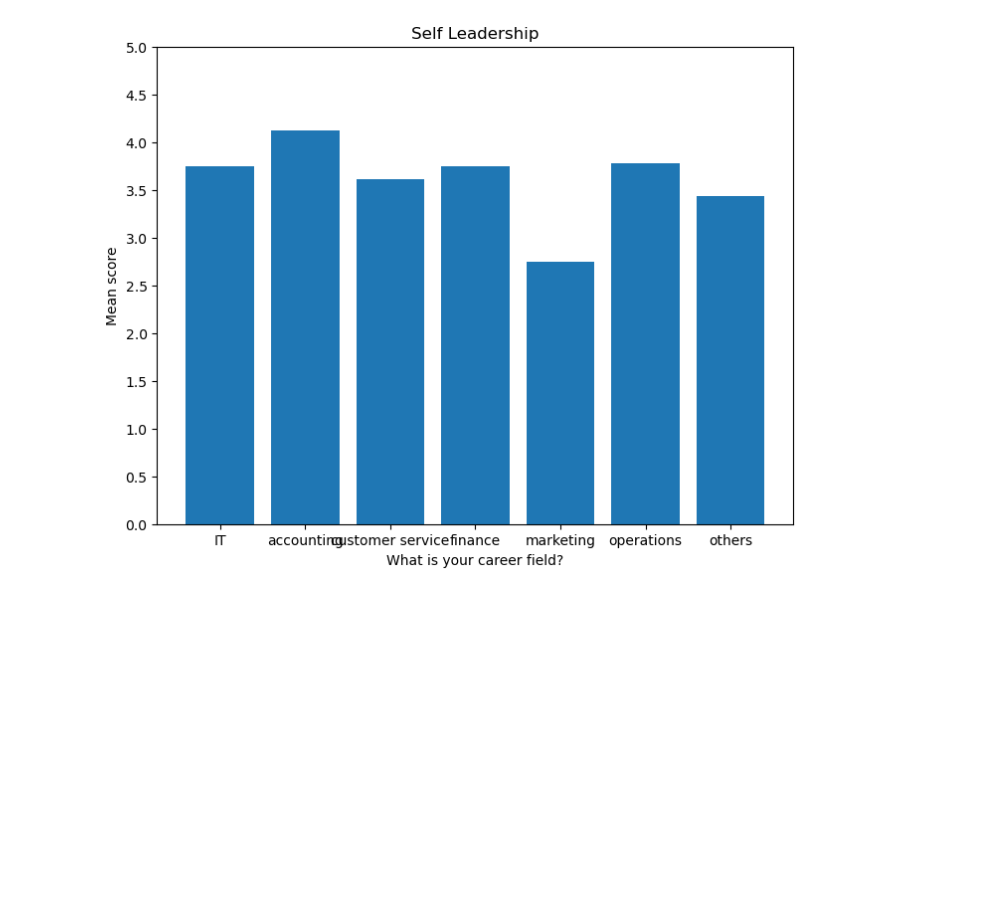
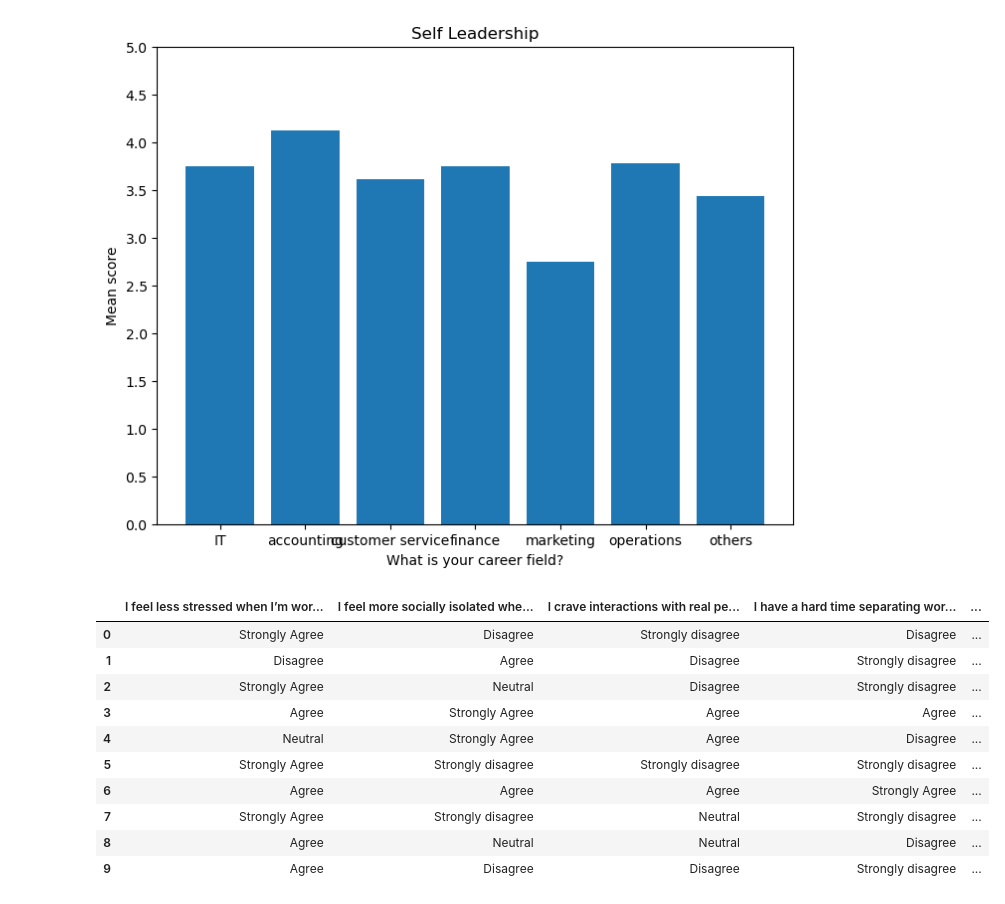
Before and after one commit to ragnarokatz/btm710_proposal_analysis, a Jupyter notebook: analysis.ipynb, the cells around one changed output. Saved outputs shown, nothing was run; the diff lists cells and outputs as text; code cells hidden in the pictures; blank space fills up the shorter version.

```diff
--- a/analysis.ipynb
+++ b/analysis.ipynb
@@ -11,7 +11,7 @@ for column in df.columns:
     fixed_column_names.append(fixed_column_name)
 df.columns = fixed_column_names
 # %%
-demographics_columns = [53, 54, 55, 56, 57, 58, 59]
+demographics_columns = [*range(53, 60, 1)]
 demographics_column_names = [ df.columns[i] for i in demographics_columns ]
 
 positive_map = {
@@ -124,3 +131,20 @@ plot_bar_graph(group_dfs[5], "Self Leadership")
 plot_bar_graph(group_dfs[6], "Self Leadership")
 # %% [output]
 [figure]
+# %%
+mental_dict = [0, 1, 1, 1, 1, 1, 1, 1, 1, 1, 1, 1]
+mental_columns = [*range(9, 21, 1)]
+mental_df = df.iloc[:, mental_columns + demographics_columns]
+mental_df.head(10)
+# %% [output]
+|  | I feel less stressed when I’m wor... | I feel more socially isolated whe... | I crave interactions with real pe... | I have a hard time separating wor... | ... |
+| 0 | Strongly Agree | Disagree | Strongly disagree | Disagree | ... |
+| 1 | Disagree | Agree | Disagree | Strongly disagree | ... |
+| 2 | Strongly Agree | Neutral | Disagree | Strongly disagree | ... |
+| 3 | Agree | Strongly Agree | Agree | Agree | ... |
+| 4 | Neutral | Strongly Agree | Agree | Disagree | ... |
+| 5 | Strongly Agree | Strongly disagree | Strongly disagree | Strongly disagree | ... |
+| 6 | Agree | Agree | Agree | Strongly Agree | ... |
+| 7 | Strongly Agree | Strongly disagree | Neutral | Strongly disagree | ... |
+| 8 | Agree | Neutral | Neutral | Disagree | ... |
+| 9 | Agree | Disagree | Disagree | Strongly disagree | ... |
```
Also changed, not shown: parts of 4 cells of this notebook.
